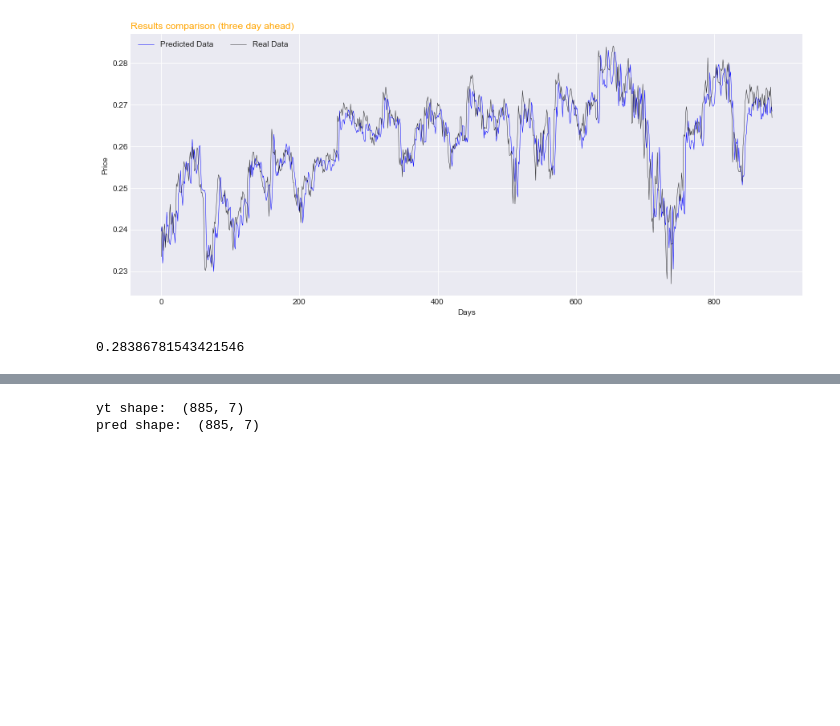
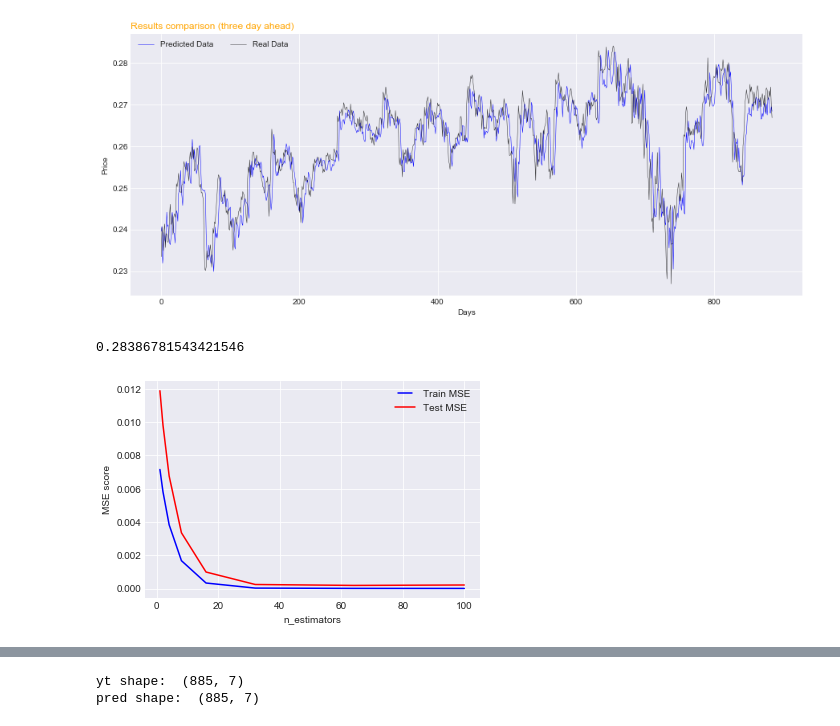
Before and after one commit to saul91isern/sp500, a Jupyter notebook: sp500.ipynb, the cells around one changed output, grey strips where cells are left out. Drawn from its saved outputs; the diff is of its cells as text; code cells hidden in the pictures; blank space fills up the shorter version.

```diff
--- a/sp500.ipynb
+++ b/sp500.ipynb
@@ -288,3 +317,32 @@ plot_results_against_true_data(pred[:,2], yt[:,2], title="Results comparison (th
 print(pred[:,0].max())
 # %% [output]
 0.28386781543421546
+# %%
+def tune_estimators(x, y, x_test, y_test):
+    n_estimators = [1, 2, 4, 8, 16, 32, 64, 100]
+    train_results = []
+    test_results = []
+
+    for estimator in n_estimators:
+        reg = ensemble.GradientBoostingRegressor(n_estimators=estimator)
+        model = multioutput.MultiOutputRegressor(reg, n_jobs=-1).fit(x, y)
+        train_pred = model.predict(x)
+        mse_tr = metrics.mean_squared_error(y, train_pred)
+        train_results.append(mse_tr)
+        y_pred = model.predict(x_test)
+        mse_test = metrics.mean_squared_error(y_test, y_pred)
+        test_results.append(mse_test)
+
+    from matplotlib.legend_handler import HandlerLine2D
+    line1, = plt.plot(n_estimators, train_results, 'b', label="Train MSE")
+    line2, = plt.plot(n_estimators, test_results, 'r', label="Test MSE")
+    plt.legend(handler_map={line1: HandlerLine2D(numpoints=2)})
+    plt.ylabel('MSE score')
+    plt.xlabel('n_estimators')
+    plt.show()
+# %%
+Xt = np.reshape(x_test, (885, 24 * 21))
+yt = y_test
+tune_estimators(X, y, Xt, yt)
+# %% [output]
+[figure, added]
```
Also changed, not shown: parts of 20 cells of this notebook.
